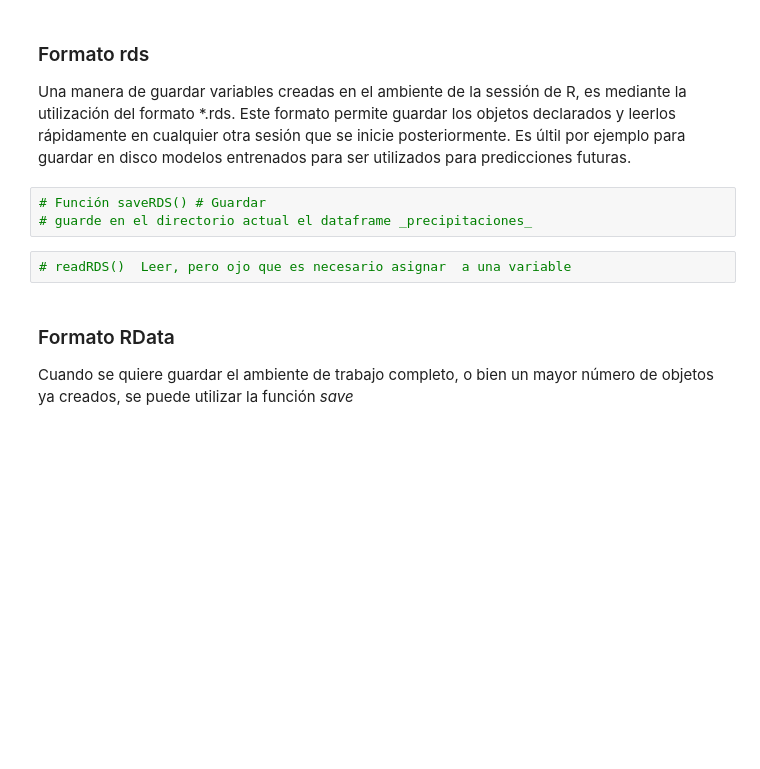
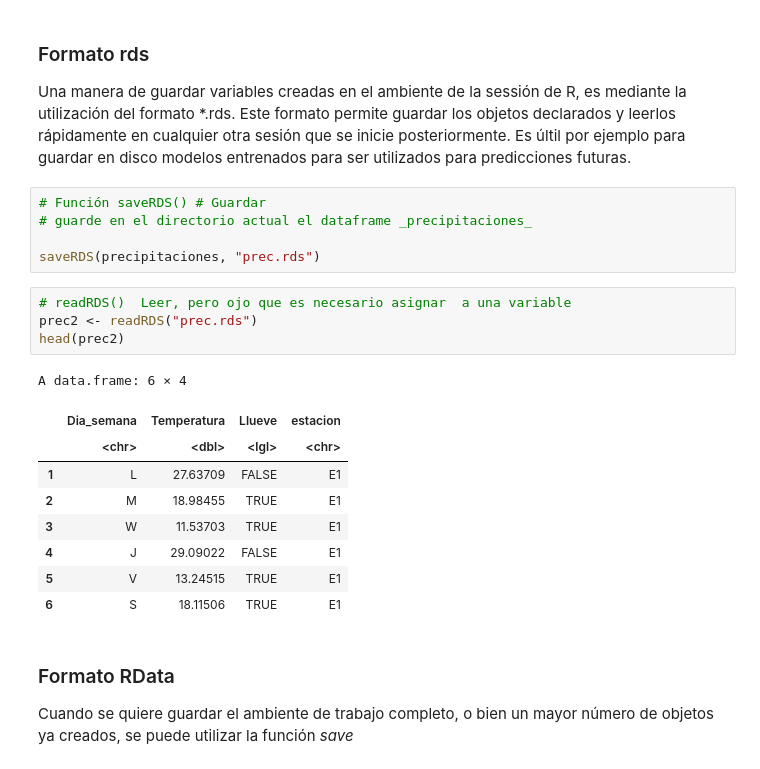
Before and after one commit to kerlesuwu/DBDC_202010_Programacion_en_R_para_ciencia_de_datos, a Jupyter notebook: Clases/Clase2/Clase_2_05_mini_taller.ipynb, the cells around one changed output. Drawn from its saved outputs; the diff is of its cells as text; blank space fills up the shorter version.

```diff
--- a/Clases/Clase2/Clase_2_05_mini_taller.ipynb
+++ b/Clases/Clase2/Clase_2_05_mini_taller.ipynb
@@ -265,8 +372,22 @@ Una manera de guardar variables creadas en el ambiente de la sessión de R, es m
 # %%
 # Función saveRDS() # Guardar
 # guarde en el directorio actual el dataframe _precipitaciones_
+
+saveRDS(precipitaciones, "prec.rds")
 # %%
 # readRDS()  Leer, pero ojo que es necesario asignar  a una variable
+prec2 <- readRDS("prec.rds")
+head(prec2)
+# %% [output]
+A data.frame: 6 × 4
+|  | Dia_semana | Temperatura | Llueve | estacion |
+|  | <chr> | <dbl> | <lgl> | <chr> |
+| 1 | L | 27.63709 | FALSE | E1 |
+| 2 | M | 18.98455 | TRUE | E1 |
+| 3 | W | 11.53703 | TRUE | E1 |
+| 4 | J | 29.09022 | FALSE | E1 |
+| 5 | V | 13.24515 | TRUE | E1 |
+| 6 | S | 18.11506 | TRUE | E1 |
 # %% [markdown]
 ### Formato RData
 
```
Also changed, not shown: parts of 20 cells of this notebook.
